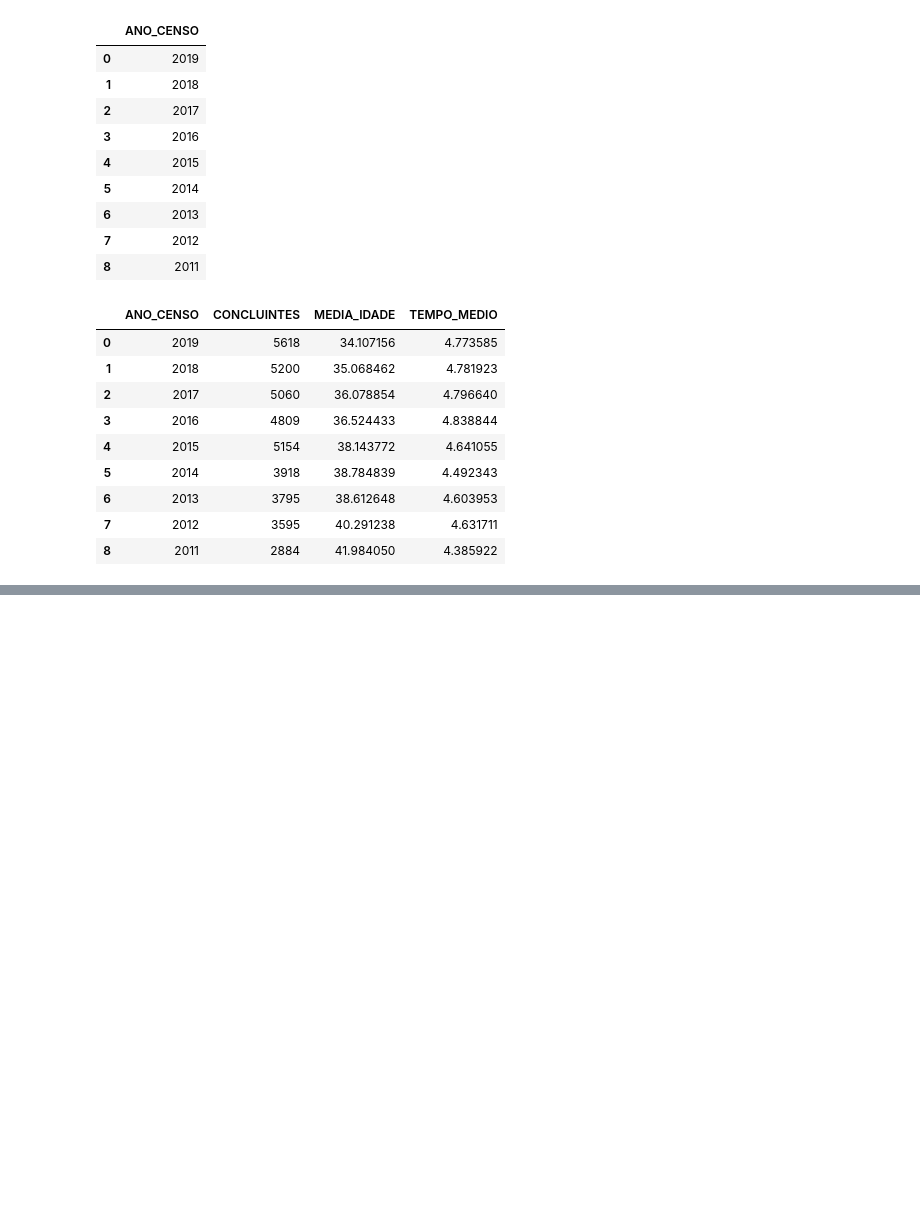
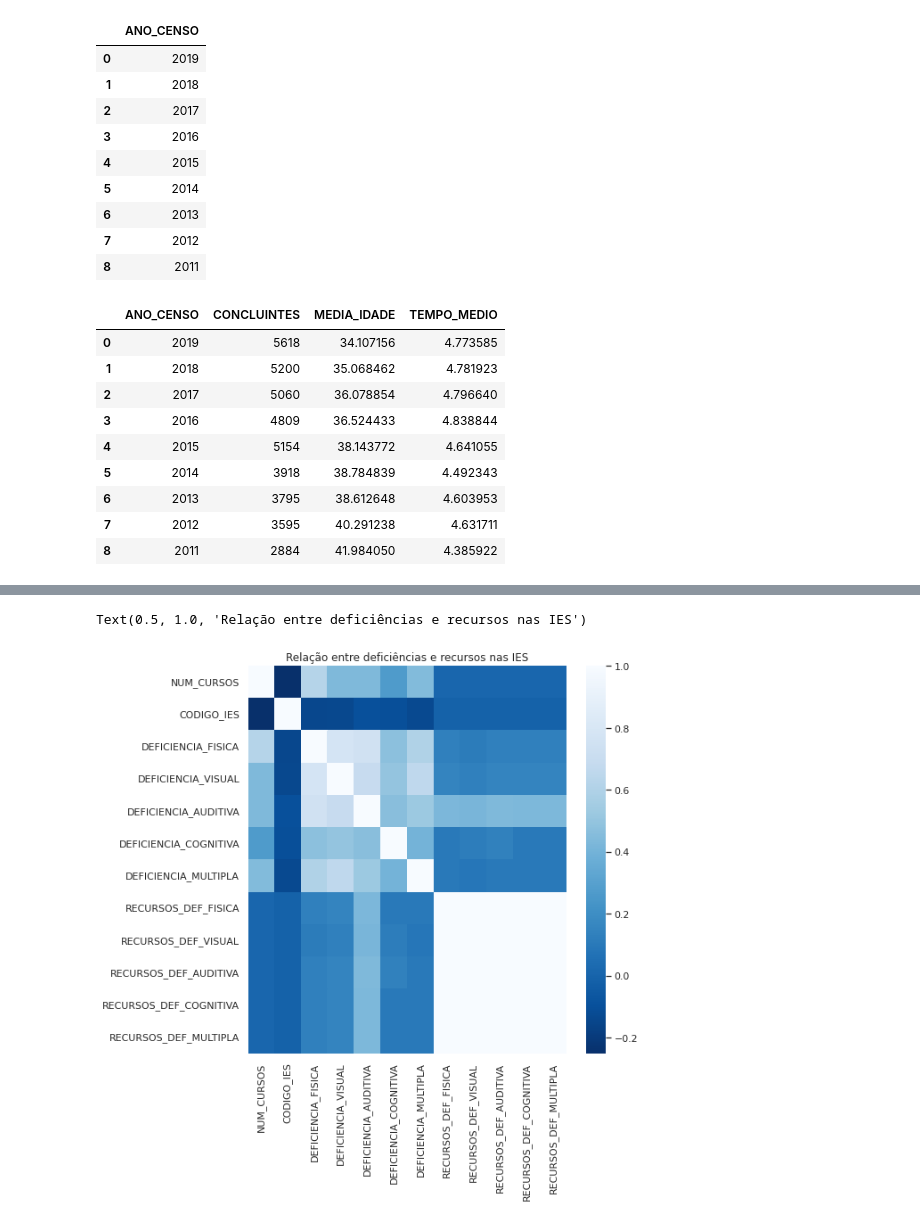
Before and after one commit to roxacarv/edulearn, a Jupyter notebook: Edulearn.ipynb, the cells around one changed output, grey strips where cells are left out. Drawn from its saved outputs; the diff is of its cells as text; code cells hidden in the pictures; blank space fills up the shorter version.

Commit message:
Analisando deficiências e recursos

```diff
--- a/Edulearn.ipynb
+++ b/Edulearn.ipynb
@@ -1603,0 +1939,3 @@ sns.lineplot(x="ANO_CENSO", y="CONCLUINTES", data=df_concluintes_por_ano, marker
+# %%
+df_deficiencias_e_recursos = df_deficiencias_e_recursos[['CODIGO_IES','DEFICIENCIA_FISICA','DEFICIENCIA_VISUAL','DEFICIENCIA_AUDITIVA','DEFICIENCIA_COGNITIVA','DEFICIENCIA_MULTIPLA','RECURSOS_DEF_FISICA','RECURSOS_DEF_VISUAL','RECURSOS_DEF_AUDITIVA','RECURSOS_DEF_COGNITIVA','RECURSOS_DEF_MULTIPLA']]
+df_deficiencias_e_recursos.head()
@@ -1603,0 +1949,4 @@ sns.lineplot(x="ANO_CENSO", y="CONCLUINTES", data=df_concluintes_por_ano, marker
+# %%
+#Total de deficiencias e recursos por IES
+df_deficiencias_e_recursos = df_deficiencias_e_recursos.groupby(['CODIGO_IES']).sum()
+df_deficiencias_e_recursos.head()
@@ -1603,0 +1961,4 @@ sns.lineplot(x="ANO_CENSO", y="CONCLUINTES", data=df_concluintes_por_ano, marker
+# %%
+#Juntando os dados de alunos e recursos com a quantidade de cursos por IES
+df_deficiencias_e_recursos_por_ies = pd.merge(df_cursos_por_ies, df_deficiencias_e_recursos, how="inner", on='CODIGO_IES')
+df_deficiencias_e_recursos_por_ies.head()
@@ -1603,0 +1972,8 @@ sns.lineplot(x="ANO_CENSO", y="CONCLUINTES", data=df_concluintes_por_ano, marker
+# %%
+#Calculando a média dos recursos
+df_deficiencias_e_recursos_por_ies['RECURSOS_DEF_FISICA'] = df_deficiencias_e_recursos_por_ies['RECURSOS_DEF_FISICA']/ df_deficiencias_e_recursos_por_ies['NUM_CURSOS']
+df_deficiencias_e_recursos_por_ies['RECURSOS_DEF_VISUAL'] = df_deficiencias_e_recursos_por_ies['RECURSOS_DEF_VISUAL']/ df_deficiencias_e_recursos_por_ies['NUM_CURSOS']
+df_deficiencias_e_recursos_por_ies['RECURSOS_DEF_AUDITIVA'] = df_deficiencias_e_recursos_por_ies['RECURSOS_DEF_AUDITIVA']/ df_deficiencias_e_recursos_por_ies['NUM_CURSOS']
+df_deficiencias_e_recursos_por_ies['RECURSOS_DEF_COGNITIVA'] = df_deficiencias_e_recursos_por_ies['RECURSOS_DEF_COGNITIVA']/ df_deficiencias_e_recursos_por_ies['NUM_CURSOS']
+df_deficiencias_e_recursos_por_ies['RECURSOS_DEF_MULTIPLA'] = df_deficiencias_e_recursos_por_ies['RECURSOS_DEF_MULTIPLA']/ df_deficiencias_e_recursos_por_ies['NUM_CURSOS']
+df_deficiencias_e_recursos_por_ies.head()
@@ -1603,0 +2005,7 @@ sns.lineplot(x="ANO_CENSO", y="CONCLUINTES", data=df_concluintes_por_ano, marker
+# %%
+fig = plt.figure(figsize=(8,8))
+heatmap = sns.heatmap(df_deficiencias_e_recursos_por_ies.corr(), cmap='Blues_r', linecolor='white', xticklabels='auto', yticklabels='auto')
+heatmap.set_title("Relação entre deficiências e recursos nas IES")
+# %% [output]
+Text(0.5, 1.0, 'Relação entre deficiências e recursos nas IES')
+[figure, added]
```
Also changed, not shown: parts of 53 cells of this notebook.
